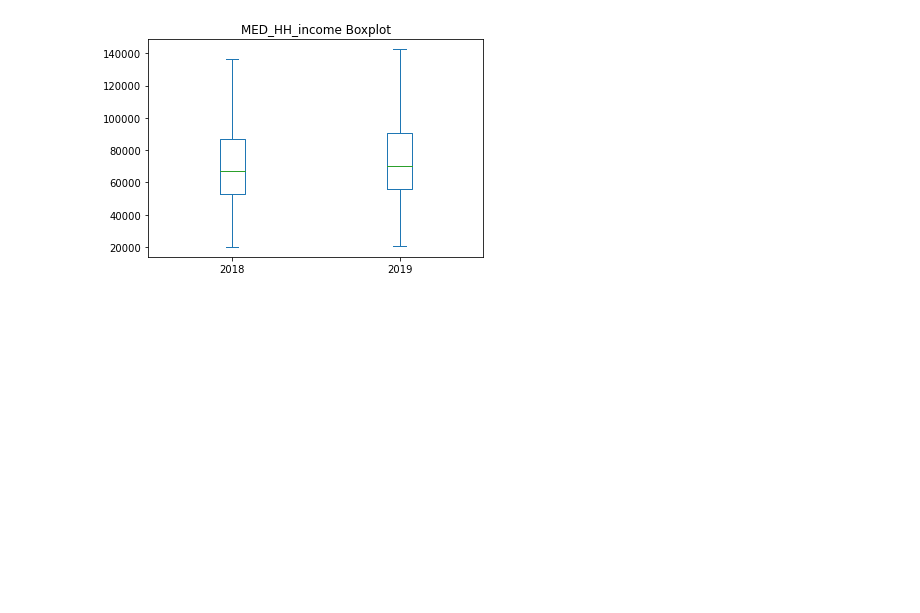
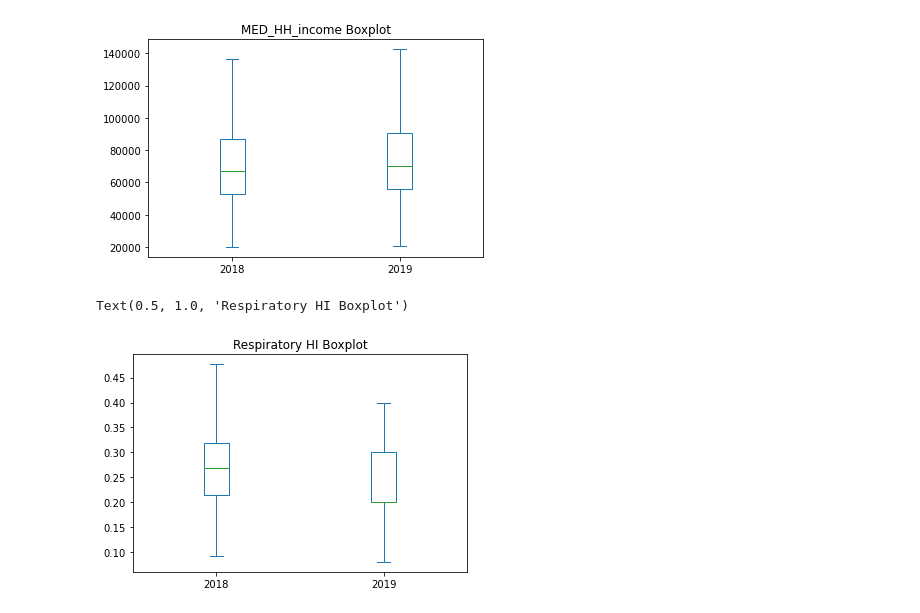
Before and after one commit to Jonathan-Himes/SDOH-GroupProject, a Jupyter notebook: Final Project-Master.ipynb, the cells around one changed output. Cells and saved outputs as stored; diff of their text form; code cells hidden in the pictures; blank space fills up the shorter version.

```diff
--- a/Final Project-Master.ipynb
+++ b/Final Project-Master.ipynb
@@ -1189,3 +1265,10 @@ ax.set_title('MED_HH_income Boxplot')
 # %% [output]
 Text(0.5, 1.0, 'MED_HH_income Boxplot')
 [figure]
+# %%
+bp_data = pd.DataFrame({"2018": df_2018['Respiratory HI'], "2019": df_2019['Respiratory HI']})
+ax = bp_data[["2018", "2019"]].plot(kind='box', title='boxplot', showfliers=False)
+ax.set_title('Respiratory HI Boxplot')
+# %% [output]
+Text(0.5, 1.0, 'Respiratory HI Boxplot')
+[figure, added]
```
Also changed, not shown: parts of 21 cells of this notebook.
